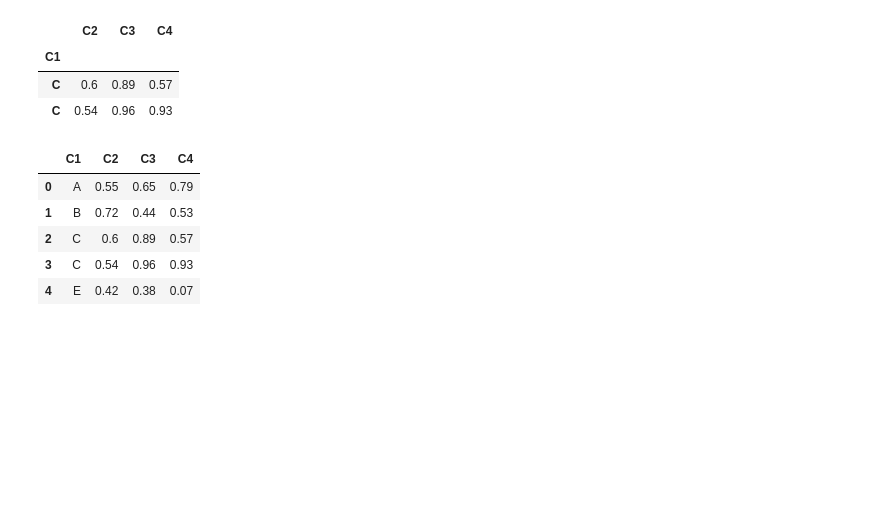
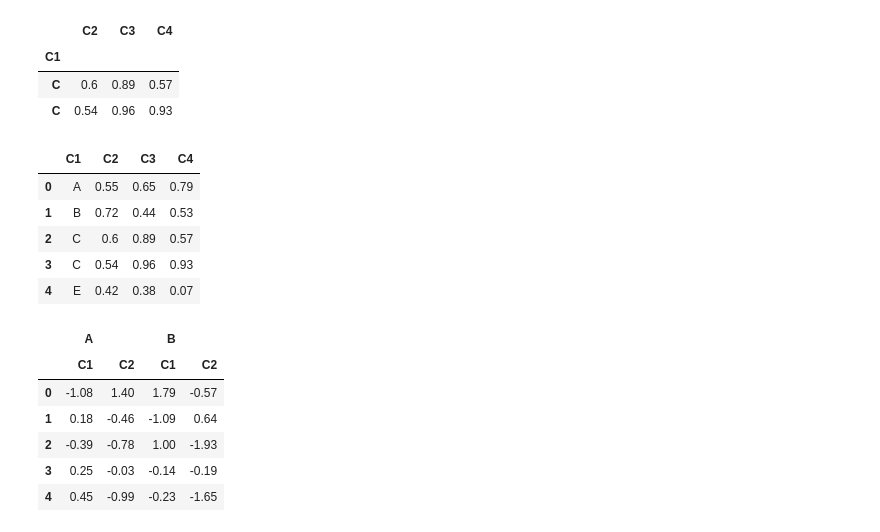
Before and after one commit to deeplog/python, a Jupyter notebook: pandas실습.ipynb, the cells around one changed output. Cells and saved outputs as stored; diff of their text form; code cells hidden in the pictures; blank space fills up the shorter version.

```diff
--- a/pandas실습.ipynb
+++ b/pandas실습.ipynb
@@ -433,3 +402,15 @@ df2.reset_index()
 | 2 | C | 0.6 | 0.89 | 0.57 |
 | 3 | C | 0.54 | 0.96 | 0.93 |
 | 4 | E | 0.42 | 0.38 | 0.07 |
+# %%
+data = np.round(np.random.randn(5, 4), 2)
+df = pd.DataFrame(data,columns=[["A", "A", "B", "B"],["C1", "C2", "C1", "C2"]])
+df
+# %% [output]
+|  | A |  | B |  |
+|  | C1 | C2 | C1 | C2 |
+| 0 | -1.08 | 1.40 | 1.79 | -0.57 |
+| 1 | 0.18 | -0.46 | -1.09 | 0.64 |
+| 2 | -0.39 | -0.78 | 1.00 | -1.93 |
+| 3 | 0.25 | -0.03 | -0.14 | -0.19 |
+| 4 | 0.45 | -0.99 | -0.23 | -1.65 |
```
Also changed, not shown: parts of 7 cells of this notebook, 3 other files.
